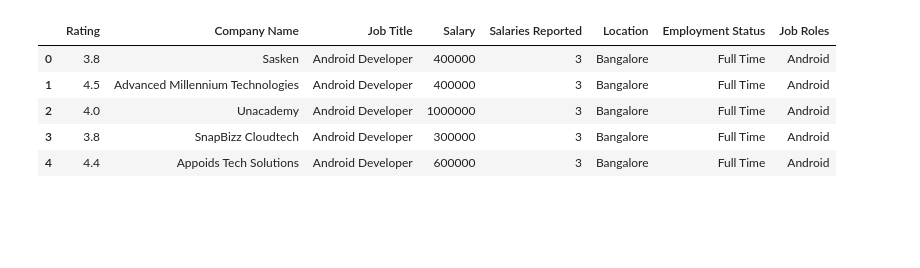
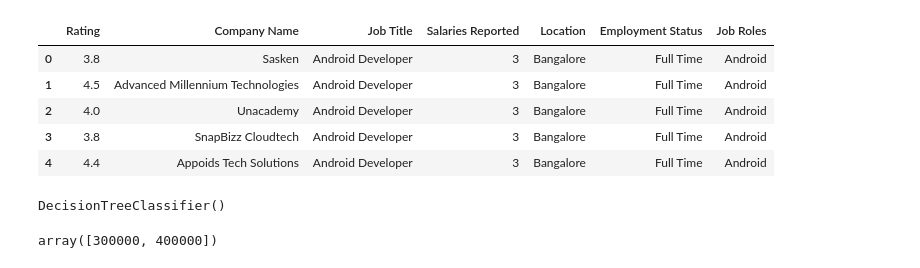
Before and after one commit to smit-joshi814/MLP, a Jupyter notebook: cec_dataset/desition_tree_algo.ipynb, the cells around one changed output. Cells and saved outputs as stored; diff of their text form; code cells hidden in the pictures; blank space fills up the shorter version.

Commit message:
Desition Tree

```diff
--- a/cec_dataset/desition_tree_algo.ipynb
+++ b/cec_dataset/desition_tree_algo.ipynb
@@ -5,10 +5,14 @@ import pandas as pd
 data = pd.read_csv("salary/salary_features.csv")
 data.dropna(inplace=True)
 data.head()
+max = 5
-# %% [output]
-|  | Rating | Company Name | Job Title | Salary | Salaries Reported | Location | Employment Status | Job Roles |
-| 0 | 3.8 | Sasken | Android Developer | 400000 | 3 | Bangalore | Full Time | Android |
-| 1 | 4.5 | Advanced Millennium Technologies | Android Developer | 400000 | 3 | Bangalore | Full Time | Android |
-| 2 | 4.0 | Unacademy | Android Developer | 1000000 | 3 | Bangalore | Full Time | Android |
-| 3 | 3.8 | SnapBizz Cloudtech | Android Developer | 300000 | 3 | Bangalore | Full Time | Android |
-| 4 | 4.4 | Appoids Tech Solutions | Android Developer | 600000 | 3 | Bangalore | Full Time | Android |
+# %%
+sliced_x = data.iloc[:max,0:3].join(data.iloc[:max,4:8])
+sliced_x.head()
+# %% [output]
+|  | Rating | Company Name | Job Title | Salaries Reported | Location | Employment Status | Job Roles |
+| 0 | 3.8 | Sasken | Android Developer | 3 | Bangalore | Full Time | Android |
+| 1 | 4.5 | Advanced Millennium Technologies | Android Developer | 3 | Bangalore | Full Time | Android |
+| 2 | 4.0 | Unacademy | Android Developer | 3 | Bangalore | Full Time | Android |
+| 3 | 3.8 | SnapBizz Cloudtech | Android Developer | 3 | Bangalore | Full Time | Android |
+| 4 | 4.4 | Appoids Tech Solutions | Android Developer | 3 | Bangalore | Full Time | Android |
@@ -14,0 +34,9 @@ data.head()
+# %%
+classifier = DecisionTreeClassifier()
+classifier.fit(train_x,train_y)
+# %% [output]
+DecisionTreeClassifier()
+# %%
+classifier.predict(test_x)
+# %% [output]
+array([300000, 400000])
```
Also changed, not shown: parts of 6 cells of this notebook.
